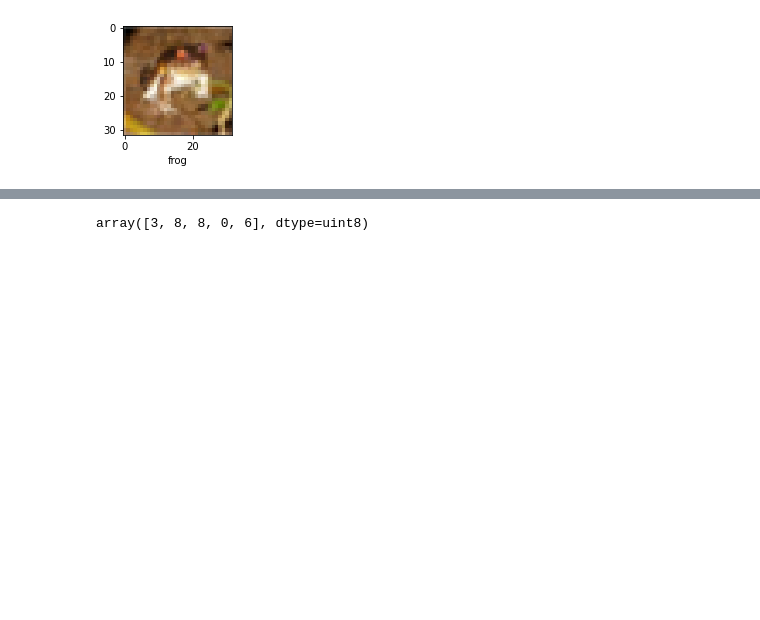
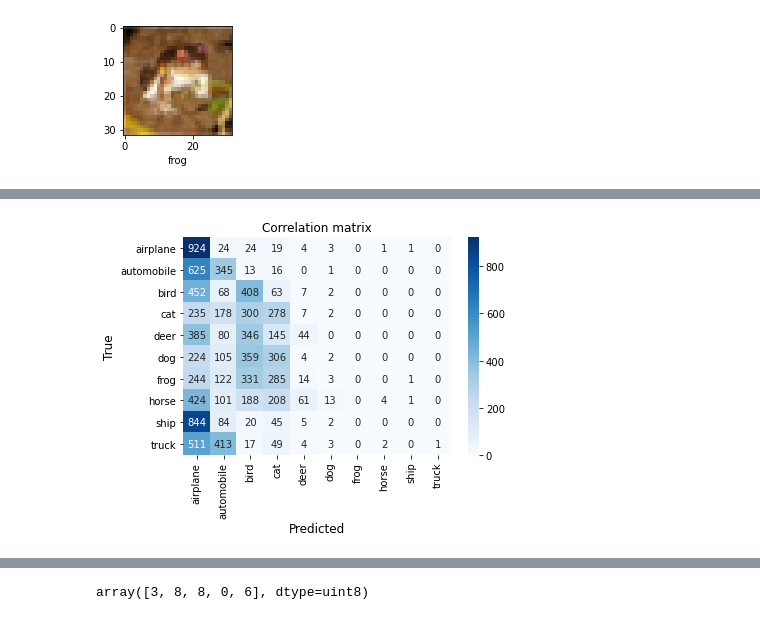
Before and after one commit to ewfaye/machine_learning_M2_ICO, a Jupyter notebook: Projet_ML_2.ipynb, the cells around one changed output, grey strips where cells are left out. Cells and saved outputs as stored; diff of their text form; code cells hidden in the pictures; blank space fills up the shorter version.

```diff
--- a/Projet_ML_2.ipynb
+++ b/Projet_ML_2.ipynb
@@ -166,3 +193,9 @@ weighted avg       0.50      0.47      0.46     10000
+# %%
+conf=confusion_matrix(y_test,y_pred_classes)
+
+plot_matrix_corr (fit_ann,conf,classes)
+# %% [output]
+[figure, added]
 # %%
 # CNN <-> Feature Extraction + Classification
 
```
Also changed, not shown: parts of 16 cells of this notebook.
